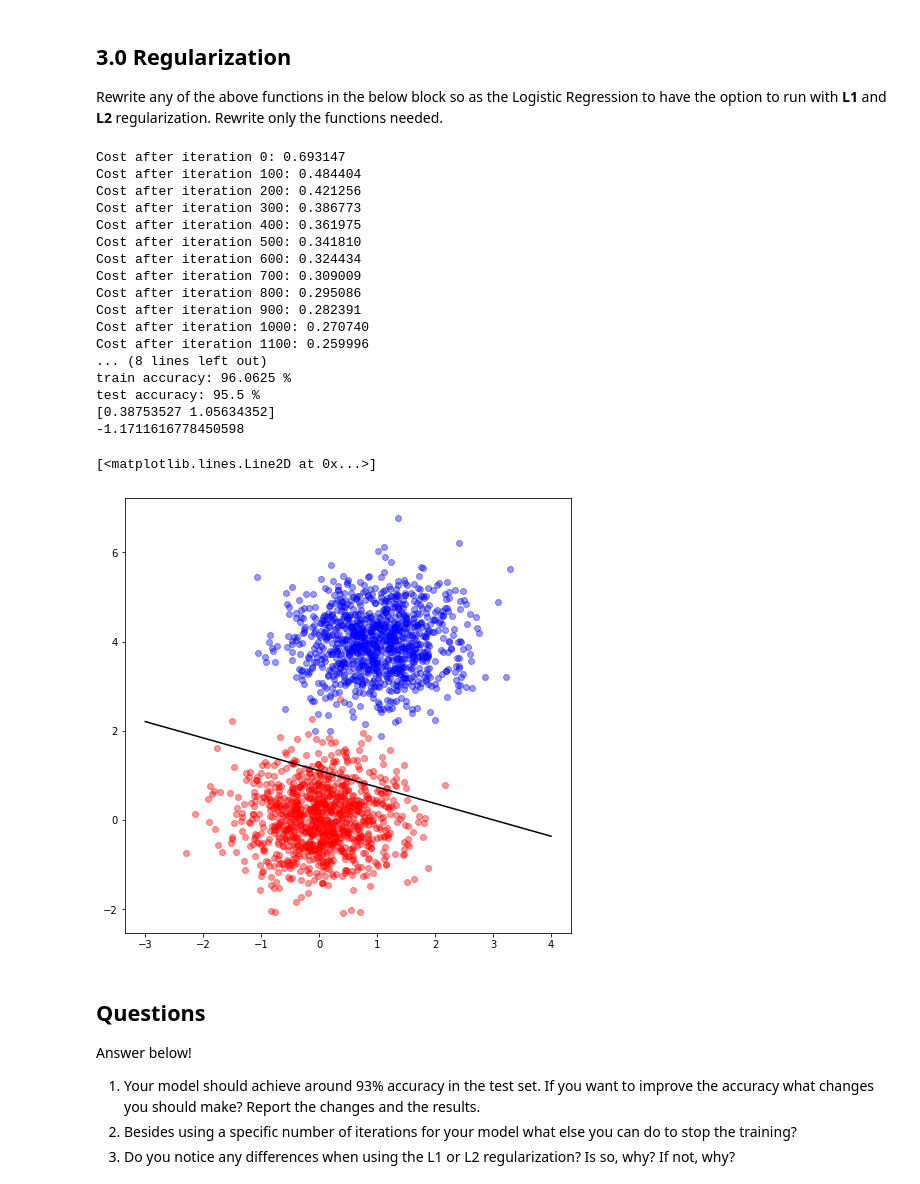
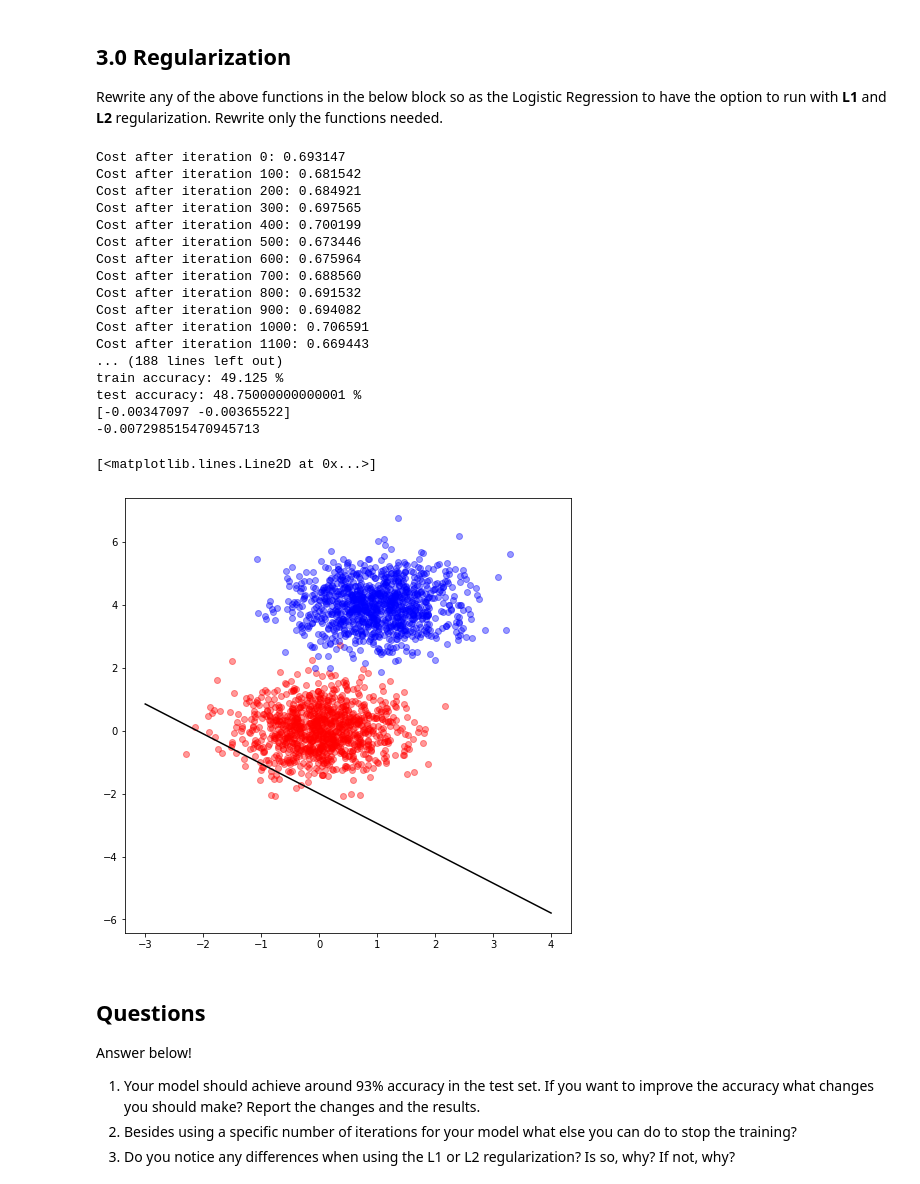
Before and after one commit to NickKaparinos/Pattern-Recognition-Swipe-Classification, a Jupyter notebook: 9245_Nikos_Kaparinos_nikokapa@ece.auth.gr_LinearModels.ipynb, the cells around one changed output. Drawn from its saved outputs; the diff is of its cells as text; code cells hidden in the pictures.

```diff
--- a/9245_Nikos_Kaparinos_nikokapa@ece.auth.gr_LinearModels.ipynb
+++ b/9245_Nikos_Kaparinos_nikokapa@ece.auth.gr_LinearModels.ipynb
@@ -462,12 +462,12 @@ def compute_cost(w,b,X,Y):
     for i in range(Y.shape[1]):
         if Y[0,i] == 1:
             # Underflow protection
-            #cost += -1*np.log(sigma[0,i])
-            cost += np.log(1 + np.exp(-z[0,i]))
+            cost += -1*np.log(sigma[0,i])
+            #cost += np.log(1 + np.exp(-z[0,i]))
         else:
             # Underflow protection
-            #cost += -1*np.log(1-sigma[0,i])
-            cost += np.log(1 + np.exp(z[0,i]))
+            cost += -1*np.log(1-sigma[0,i])
+            #cost += np.log(1 + np.exp(z[0,i]))
     cost = cost/X.shape[0]
 
     #END CODE HERE
@@ -813,7 +813,7 @@ Your plot should look like similar to this:
 Rewrite any of the above functions in the below block so as the Logistic Regression to have the option to run with **L1** and **L2** regularization. Rewrite only the functions needed.
 # %%
 ## BEGIN CODE HERE
-def compute_cost(w,b,X,Y,regularization="none",alpha=1):
+def compute_cost(w,b,X,Y,regularization="none",l=1):
     """
     Arguments:
     w -- weights
@@ -835,25 +835,25 @@ def compute_cost(w,b,X,Y,regularization="none",alpha=1):
     for i in range(Y.shape[1]):
         if Y[0,i] == 1:
             # Underflow protection
-            #cost += -1*np.log(sigma[0,i])
-            cost += np.log(1 + np.exp(-z[0,i]))
+            cost += -1*np.log(sigma[0,i])
+            #cost += np.log(1 + np.exp(-z[0,i]))
         else:
             # Underflow protection
-            #cost += -1*np.log(1-sigma[0,i])
-            cost += np.log(1 + np.exp(z[0,i]))
+            cost += -1*np.log(1-sigma[0,i])
+            #cost += np.log(1 + np.exp(z[0,i]))
     cost = cost/X.shape[0]
 
     if regularization == "l1":
-        cost += np.absolute(w).sum()
+        cost += l/X.shape[0]*np.absolute(w).sum()
     elif regularization == "l2":
-        cost += np.power(w,2).sum()
+        cost += l/(2*X.shape[0])*np.power(w,2).sum()
 
 
     #END CODE HERE
 
     return sigma, cost
 
-def update_parameters(w,b,X,Y,num_iterations,learning_rate,regularization="none",alpha=1):
+def update_parameters(w,b,X,Y,num_iterations,learning_rate=0.009,regularization="none",l=1):
     """
     This function optimizes w and b by running a gradient descent algorithm
 
@@ -878,21 +878,19 @@ def update_parameters(w,b,X,Y,num_iterations,learning_rate,regularization="none"
         #w_prev = w
 
         # Cost and gradient calculation
-        sigma, cost = compute_cost(w,b,X,Y)
+        sigma, cost = compute_cost(w,b,X,Y,regularization=regularization,l=l)
         dw, db = gradient(w,b,X,Y,sigma)
 
         # Regularization term
         regTermW = 0
-        regTermB = 0
         if regularization == "l1":
-            regTermW = alpha*np.sign(w)
+            regTermW = l*np.sign(w)
         elif regularization == "l2":
-            regTermW = 2*alpha*w
+            regTermW = 2*l*w
 
         # update rule
-        #print(f"w={w},dw={dw}, regterw = {regTermW}")
-        w = w-learning_rate*dw + regTermW
-        b = b-learning_rate*db + regTermB
+        w = w-learning_rate*dw -learning_rate*regTermW
+        b = b-learning_rate*db
         #END CODE HERE
 
 
@@ -902,7 +900,7 @@ def update_parameters(w,b,X,Y,num_iterations,learning_rate,regularization="none"
 
     return w,b,dw,db
 
-def model(X_train, Y_train, X_test, Y_test, num_iterations = 2000, learning_rate = 0.5,regularization="l1",alpha=1):
+def model(X_train, Y_train, X_test, Y_test, num_iterations = 20000, learning_rate = 0.009,regularization="l1",l=1):
     """
     Builds the logistic regression model by calling the function you've implemented previously
 
@@ -923,7 +921,7 @@ def model(X_train, Y_train, X_test, Y_test, num_iterations = 2000, learning_rate
     w, b = initialize(X_train.shape[1])
 
     # Gradient descent
-    w,b,dw,db = update_parameters(w,b,X_train,Y_train,num_iterations,learning_rate,regularization,alpha)
+    w,b,dw,db = update_parameters(w,b,X_train,Y_train,num_iterations,learning_rate,regularization,l)
 
     # Predict test/train set examples
     Y_prediction_test = predict(w, b, X_test)
@@ -950,51 +948,51 @@ def model(X_train, Y_train, X_test, Y_test, num_iterations = 2000, learning_rate
 #You can freely test your code here
 # BEGIN CODE HERE
 from sklearn.model_selection import train_test_split
 X_train, X_test, y_train, y_test =  train_test_split(X,y.T,test_size=0.2,random_state=0, shuffle=True, stratify=y.T)
 y_train = y_train.T
 y_test = y_test.T
 #END CODE HERE
 
-d = model(X_train,y_train,X_test,y_test,num_iterations = 2000, learning_rate = 0.004,regularization='l1',alpha=0.0001)
+d = model(X_train,y_train,X_test,y_test,num_iterations = 2000, learning_rate = 0.004,regularization='l1',l=5)
 
 # Plot again
 plt.figure(figsize=(8,8))
 plt.scatter(X[0:num_observations, 0],
             X[0:num_observations, 1],
             c = 'r', alpha = .4)
 plt.scatter(X[num_observations:, 0],
             X[num_observations:, 1],
             c = 'b', alpha = .4)
 
 x_boundary = np.linspace(-3, 4, 1000) # Return evenly spaced numbers over a specified interval.
 weights =  d['w'][0]
 # BEGIN CODE HERE
 print(weights)
 print(d['b'])
 y_boundary = -(weights[0]*x_boundary/weights[1] + d['b']/weights[1])  # y = -(ax/c + b/c)
 #END CODE HERE
 
 plt.plot(x_boundary, y_boundary, color='black')
 # %% [output]
 Cost after iteration 0: 0.693147
-Cost after iteration 100: 0.484404
-Cost after iteration 200: 0.421256
-Cost after iteration 300: 0.386773
-Cost after iteration 400: 0.361975
-Cost after iteration 500: 0.341810
-Cost after iteration 600: 0.324434
-Cost after iteration 700: 0.309009
-Cost after iteration 800: 0.295086
-Cost after iteration 900: 0.282391
-Cost after iteration 1000: 0.270740
-Cost after iteration 1100: 0.259996
-... (8 lines left out)
-train accuracy: 96.0625 %
-test accuracy: 95.5 %
-[0.38753527 1.05634352]
--1.1711616778450598
+Cost after iteration 100: 0.681542
+Cost after iteration 200: 0.684921
+Cost after iteration 300: 0.697565
+Cost after iteration 400: 0.700199
+Cost after iteration 500: 0.673446
+Cost after iteration 600: 0.675964
+Cost after iteration 700: 0.688560
+Cost after iteration 800: 0.691532
+Cost after iteration 900: 0.694082
+Cost after iteration 1000: 0.706591
+Cost after iteration 1100: 0.669443
+... (188 lines left out)
+train accuracy: 49.125 %
+test accuracy: 48.75000000000001 %
+[-0.00347097 -0.00365522]
+-0.007298515470945713
 [<matplotlib.lines.Line2D at 0x...>]
-[figure, old version]
+[figure, new version]
 # %% [markdown]
 ## **Questions** ##
 
```
Also changed, not shown: parts of 2 cells of this notebook.
